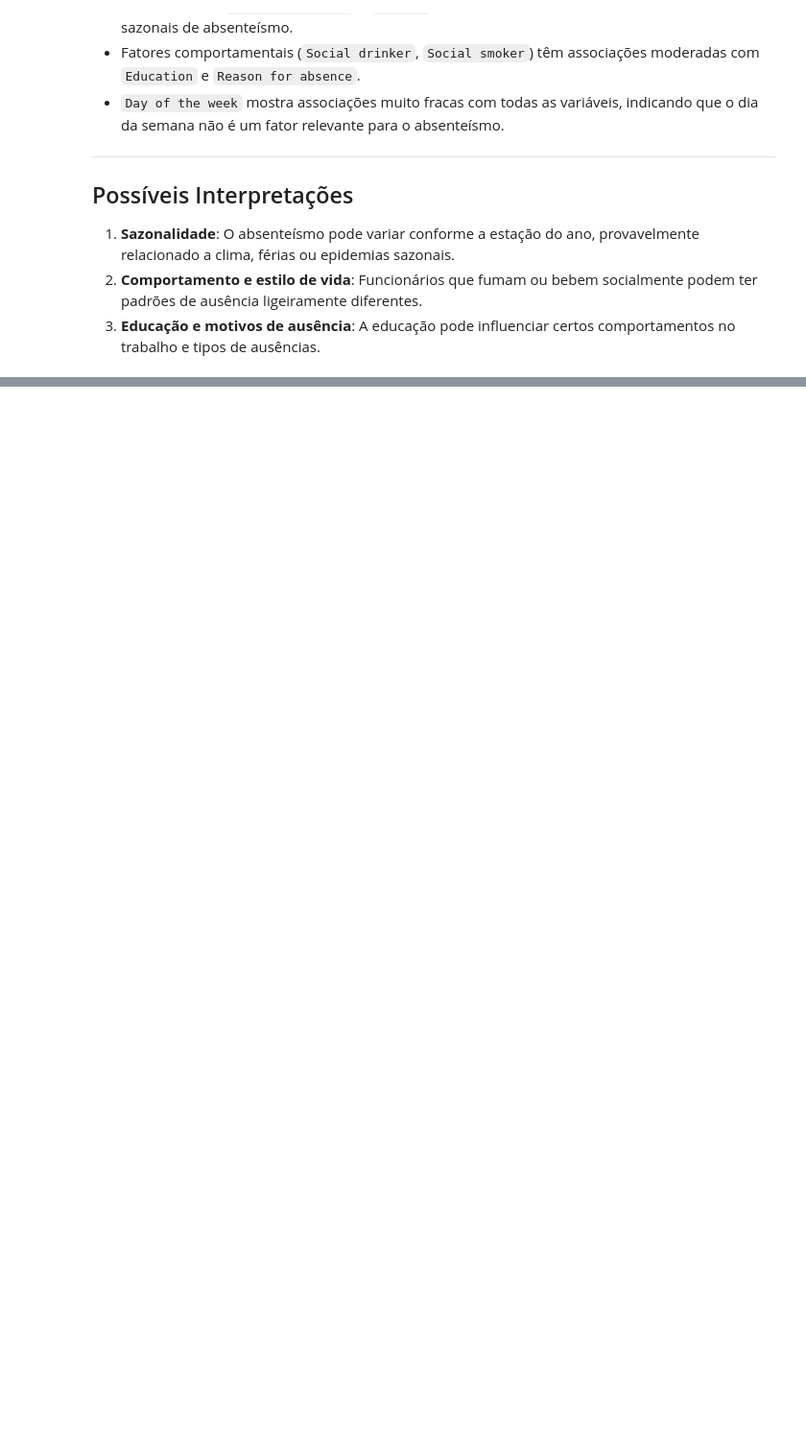
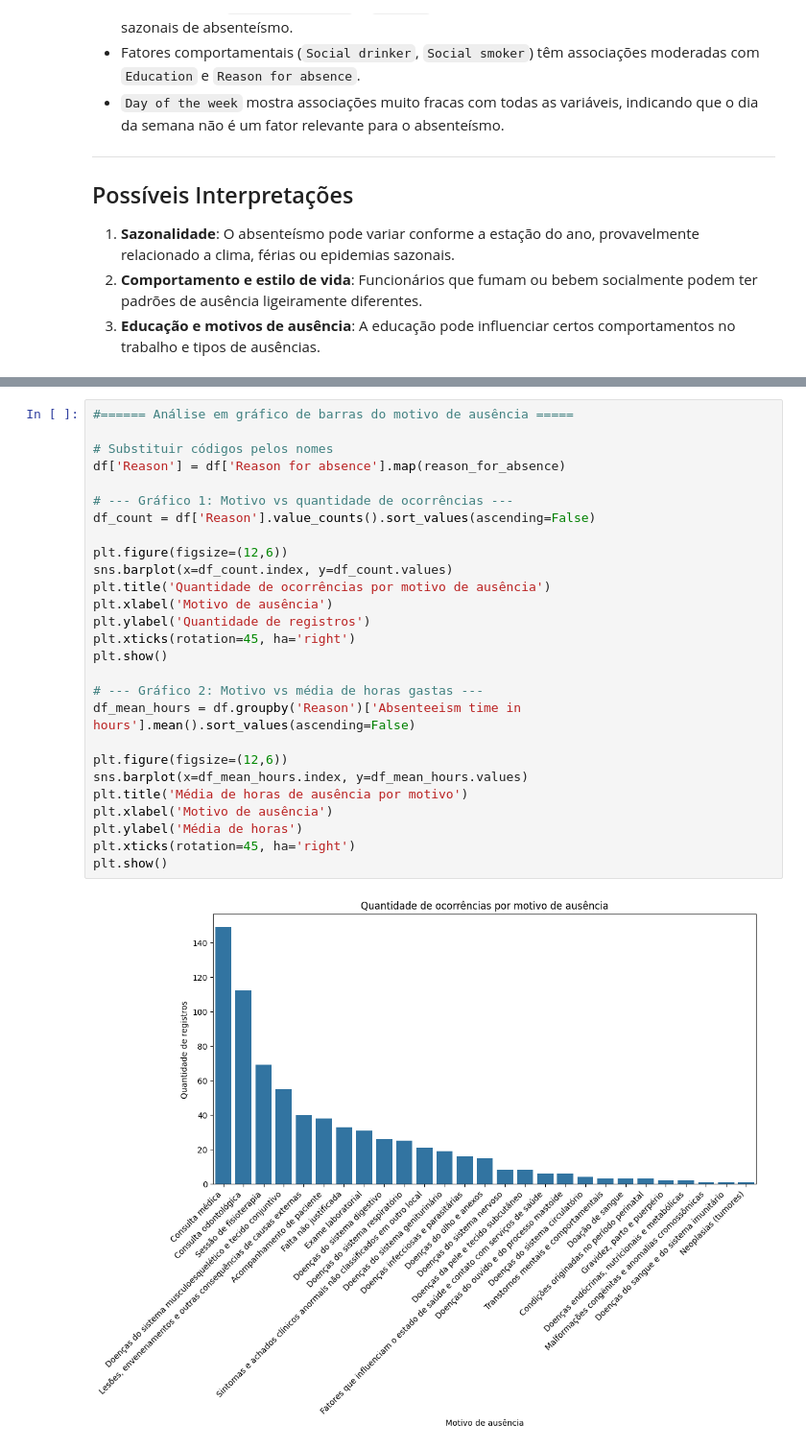
Before and after one commit to Zyntraofc/ciencias_de_dados, a Jupyter notebook: Analise_Exploratoria/analise_exploratoria.ipynb, the cells around one changed output, grey strips where cells are left out. Shown at 96% size. Drawn from its saved outputs; the diff is of its cells as text; blank space fills up the shorter version.

Commit message:
criação de documento txt para organização pessoal; criação de gráficos para análise: hábitos saudáveis x absenteísmo, motivos x absenteísmo

```diff
--- a/Analise_Exploratoria/analise_exploratoria.ipynb
+++ b/Analise_Exploratoria/analise_exploratoria.ipynb
@@ -546,3 +536,32 @@ for i in var_categoricos:
 [figure]
 [figure]
 [figure]
+# %%
+#====== Análise em gráfico de barras do motivo de ausência =====
+
+# Substituir códigos pelos nomes
+df['Reason'] = df['Reason for absence'].map(reason_for_absence)
+
+# --- Gráfico 1: Motivo vs quantidade de ocorrências ---
+df_count = df['Reason'].value_counts().sort_values(ascending=False)
+
+plt.figure(figsize=(12,6))
+sns.barplot(x=df_count.index, y=df_count.values)
+plt.title('Quantidade de ocorrências por motivo de ausência')
+plt.xlabel('Motivo de ausência')
+plt.ylabel('Quantidade de registros')
+plt.xticks(rotation=45, ha='right')
+plt.show()
+
+# --- Gráfico 2: Motivo vs média de horas gastas ---
+df_mean_hours = df.groupby('Reason')['Absenteeism time in hours'].mean().sort_values(ascending=False)
+
+plt.figure(figsize=(12,6))
+sns.barplot(x=df_mean_hours.index, y=df_mean_hours.values)
+plt.title('Média de horas de ausência por motivo')
+plt.xlabel('Motivo de ausência')
+plt.ylabel('Média de horas')
+plt.xticks(rotation=45, ha='right')
+plt.show()
+# %% [output]
+[figure, added]
```
Also changed, not shown: parts of 12 cells of this notebook, 1 other file.
